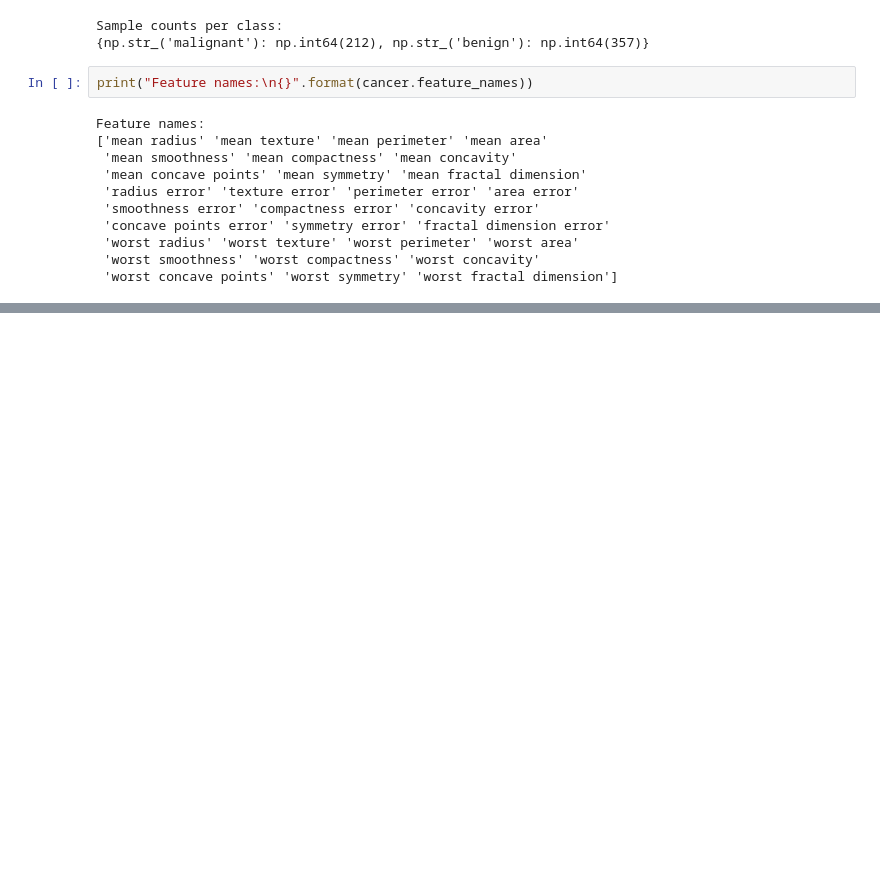
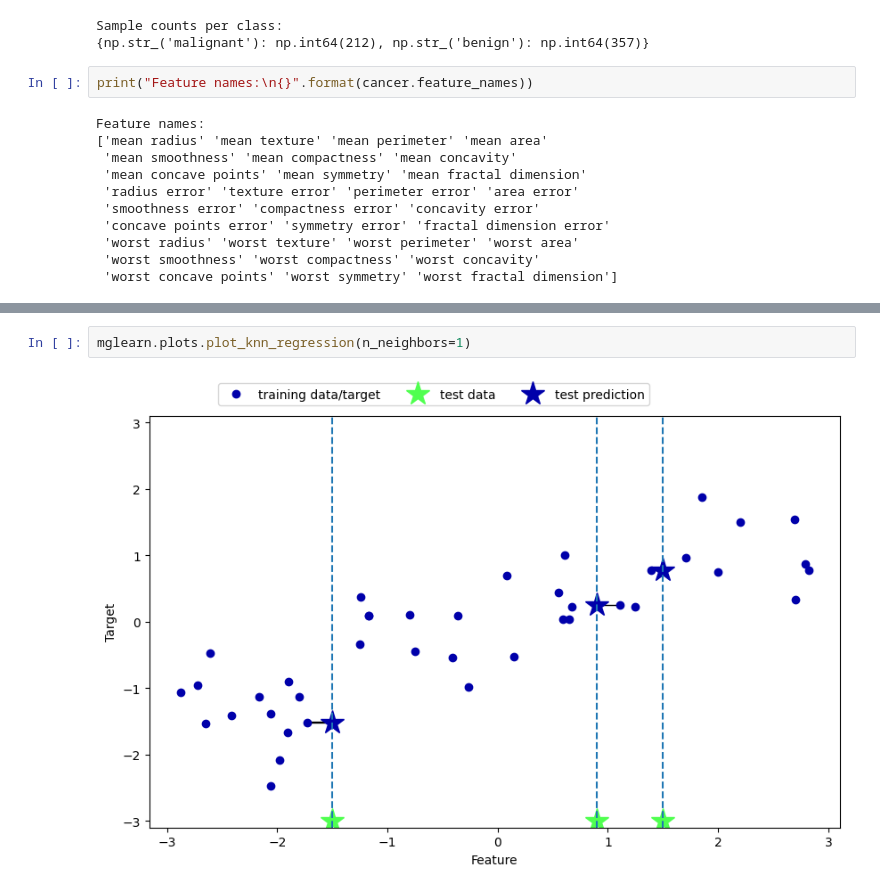
Before and after one commit to Youngsoo1024/Python_ML, a Jupyter notebook: Chap 2/ch2_test.ipynb, the cells around one changed output, grey strips where cells are left out. Cells and saved outputs as stored; diff of their text form; blank space fills up the shorter version.

```diff
--- a/Chap 2/ch2_test.ipynb
+++ b/Chap 2/ch2_test.ipynb
@@ -54,0 +176,4 @@ Feature names:
+# %%
+mglearn.plots.plot_knn_regression(n_neighbors=1)
+# %% [output]
+[figure, added]
```
Also changed, not shown: parts of 11 cells of this notebook.
